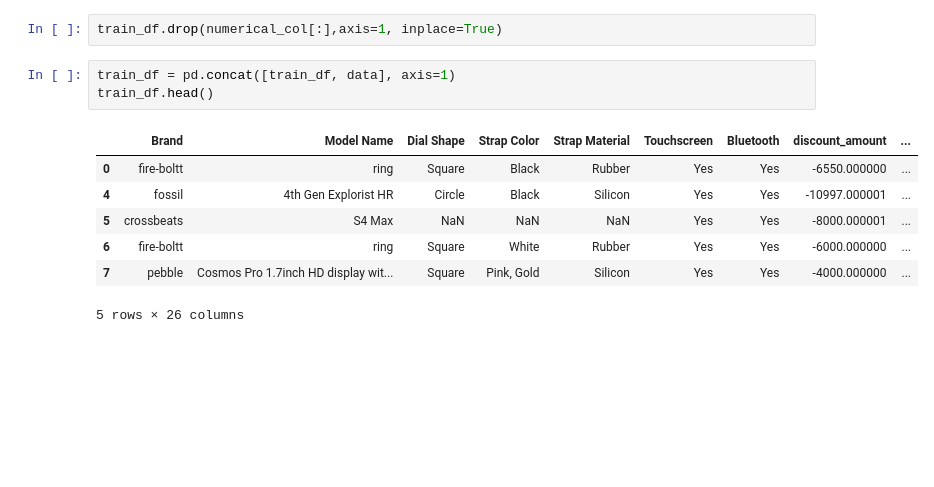
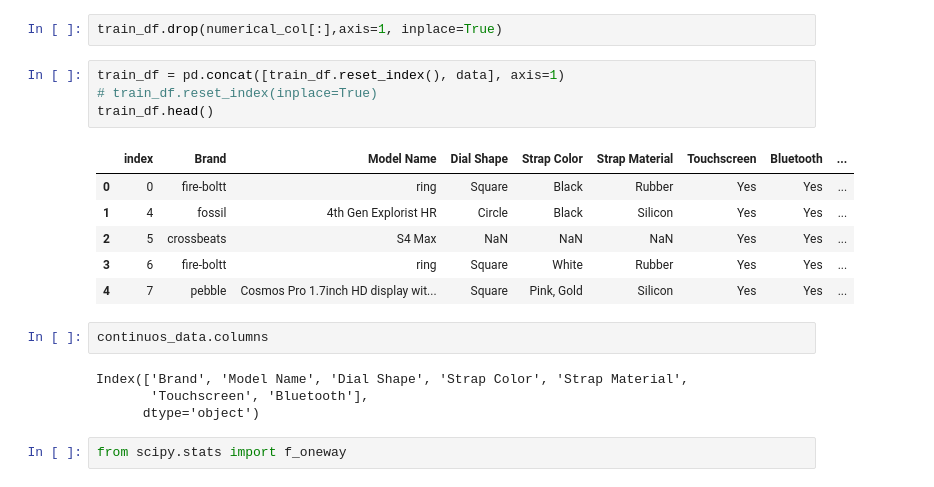
Before and after one commit to moronjie/watch_price_ml_project, a Jupyter notebook: main.ipynb, the cells around one changed output. Cells and saved outputs as stored; diff of their text form; blank space fills up the shorter version.

```diff
--- a/main.ipynb
+++ b/main.ipynb
@@ -414,13 +427,21 @@ data.head()
 # %%
 train_df.drop(numerical_col[:],axis=1, inplace=True)
 # %%
-train_df = pd.concat([train_df, data], axis=1)
+train_df = pd.concat([train_df.reset_index(), data], axis=1)
+# train_df.reset_index(inplace=True)
 train_df.head()
 # %% [output]
-|  | Brand | Model Name | Dial Shape | Strap Color | Strap Material | Touchscreen | Bluetooth | discount_amount | ... |
-| 0 | fire-boltt | ring | Square | Black | Rubber | Yes | Yes | -6550.000000 | ... |
-| 4 | fossil | 4th Gen Explorist HR | Circle | Black | Silicon | Yes | Yes | -10997.000001 | ... |
-| 5 | crossbeats | S4 Max | NaN | NaN | NaN | Yes | Yes | -8000.000001 | ... |
-| 6 | fire-boltt | ring | Square | White | Rubber | Yes | Yes | -6000.000000 | ... |
-| 7 | pebble | Cosmos Pro 1.7inch HD display wit... | Square | Pink, Gold | Silicon | Yes | Yes | -4000.000000 | ... |
+|  | index | Brand | Model Name | Dial Shape | Strap Color | Strap Material | Touchscreen | Bluetooth | ... |
+| 0 | 0 | fire-boltt | ring | Square | Black | Rubber | Yes | Yes | ... |
+| 1 | 4 | fossil | 4th Gen Explorist HR | Circle | Black | Silicon | Yes | Yes | ... |
+| 2 | 5 | crossbeats | S4 Max | NaN | NaN | NaN | Yes | Yes | ... |
+| 3 | 6 | fire-boltt | ring | Square | White | Rubber | Yes | Yes | ... |
+| 4 | 7 | pebble | Cosmos Pro 1.7inch HD display wit... | Square | Pink, Gold | Silicon | Yes | Yes | ... |
-5 rows × 26 columns
+# %%
+continuos_data.columns
+# %% [output]
+Index(['Brand', 'Model Name', 'Dial Shape', 'Strap Color', 'Strap Material',
+       'Touchscreen', 'Bluetooth'],
+      dtype='object')
+# %%
+from scipy.stats import f_oneway
```
Also changed, not shown: parts of 10 cells of this notebook, 2 other files.
